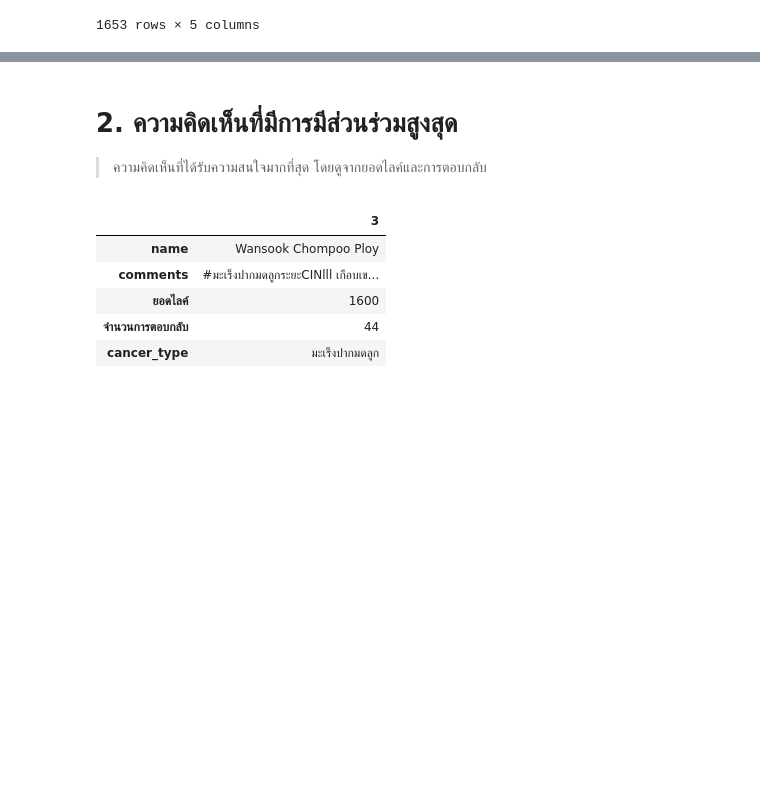
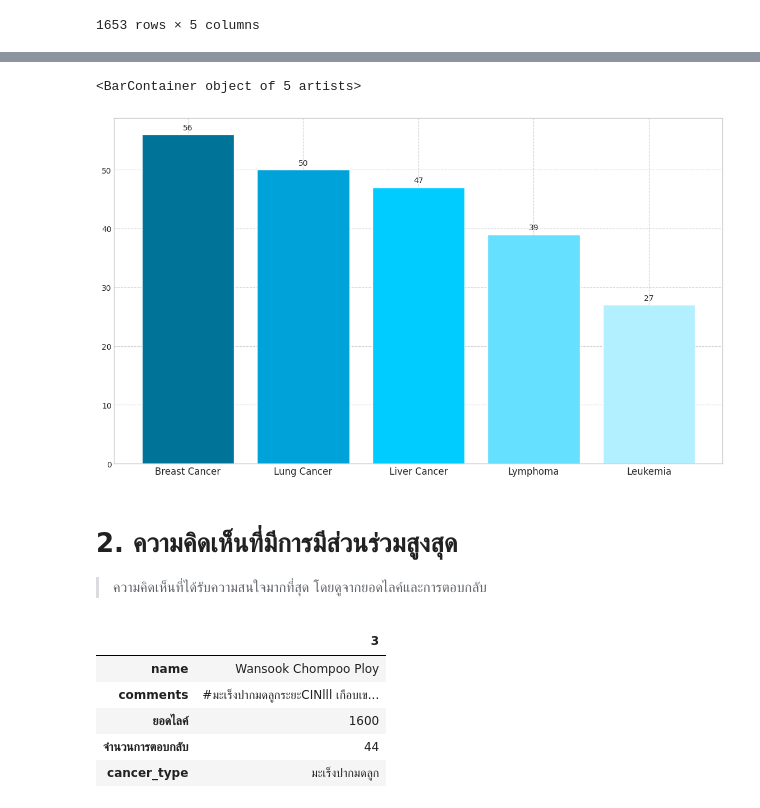
Before and after one commit to RatchanonPa/python_dataviz2024, a Jupyter notebook: Data_Viz_2024_Exam_3.ipynb, the cells around one changed output, grey strips where cells are left out. Drawn from its saved outputs; the diff is of its cells as text; code cells hidden in the pictures; blank space fills up the shorter version.

```diff
--- a/Data_Viz_2024_Exam_3.ipynb
+++ b/Data_Viz_2024_Exam_3.ipynb
@@ -160,0 +133,3 @@ dtype: int64
+# %%
+top_5_cancer_types = cancer_type_counts.head(5)
+top_5_cancer_types
@@ -161,3 +145,27 @@ dtype: int64
+# %%
+plt.style.use('seaborn-whitegrid')
+sns.set_style("whitegrid", {'grid.linestyle': '--'})
+
+# Create color palette
+colors = ['#007399', '#00a3d9', '#00ccff', '#66e0ff', '#b3f0ff']
+# Create a bar chart
+fig, ax = plt.subplots(figsize=(14, 8))
+
+# Plot bars
+bars = ax.bar(range(len(top_5_cancer_types)), top_5_cancer_types.values, color=colors)
+# Add count number for each bar
+for bar in bars:
+  yval = bar.get_height()
+  plt.text(bar.get_x() + bar.get_width()/2, yval + 0.5, int(yval), va='bottom', ha='center')
+
+# Label the bars
+ax.set_xticks(range(len(top_5_cancer_types)))
+ax.set_xticklabels(['Breast Cancer', 'Lung Cancer', 'Liver Cancer', 'Lymphoma', 'Leukemia'], fontsize=12)
+
+bars
+# %% [output]
+<BarContainer object of 5 artists>
+[figure, added]
 # %% [markdown]
 # 2. ความคิดเห็นที่มีการมีส่วนร่วมสูงสุด
 > ความคิดเห็นที่ได้รับความสนใจมากที่สุด โดยดูจากยอดไลค์และการตอบกลับ
```
Also changed, not shown: parts of 9 cells of this notebook.
